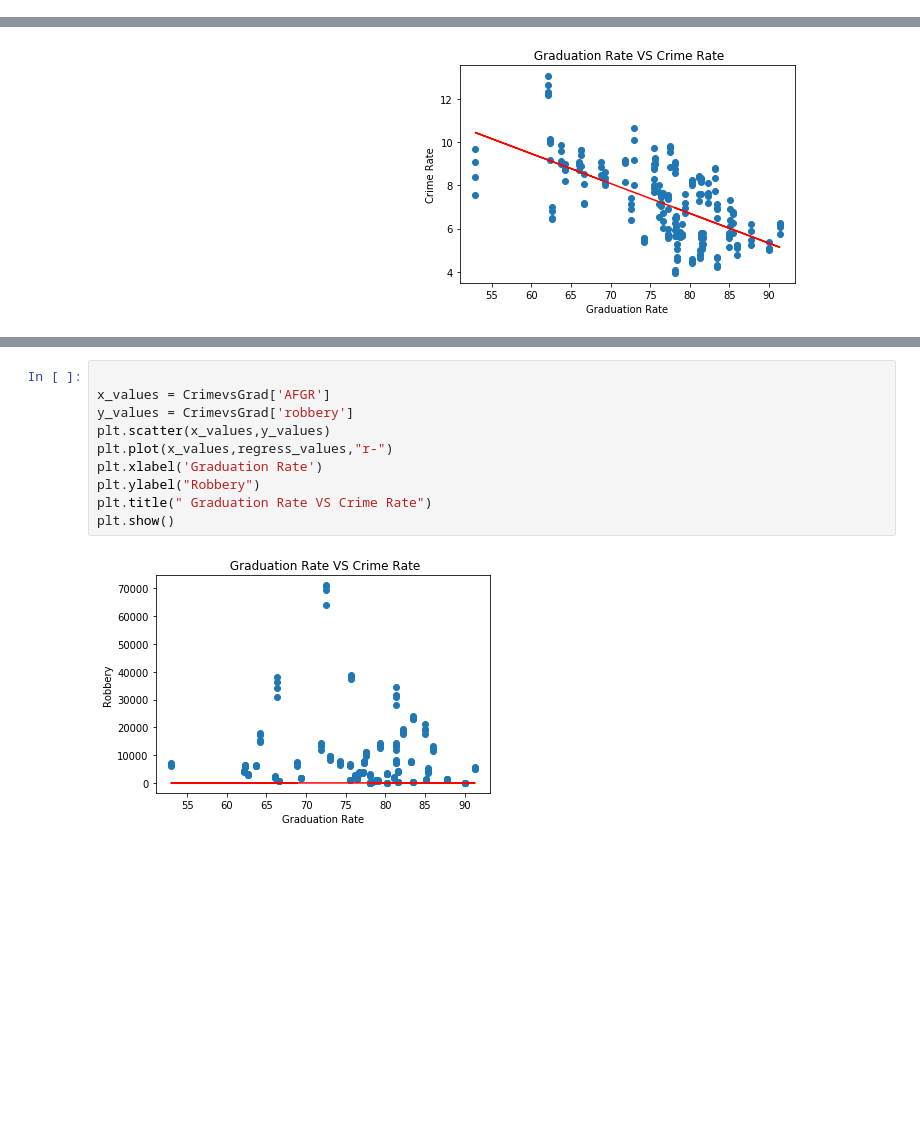
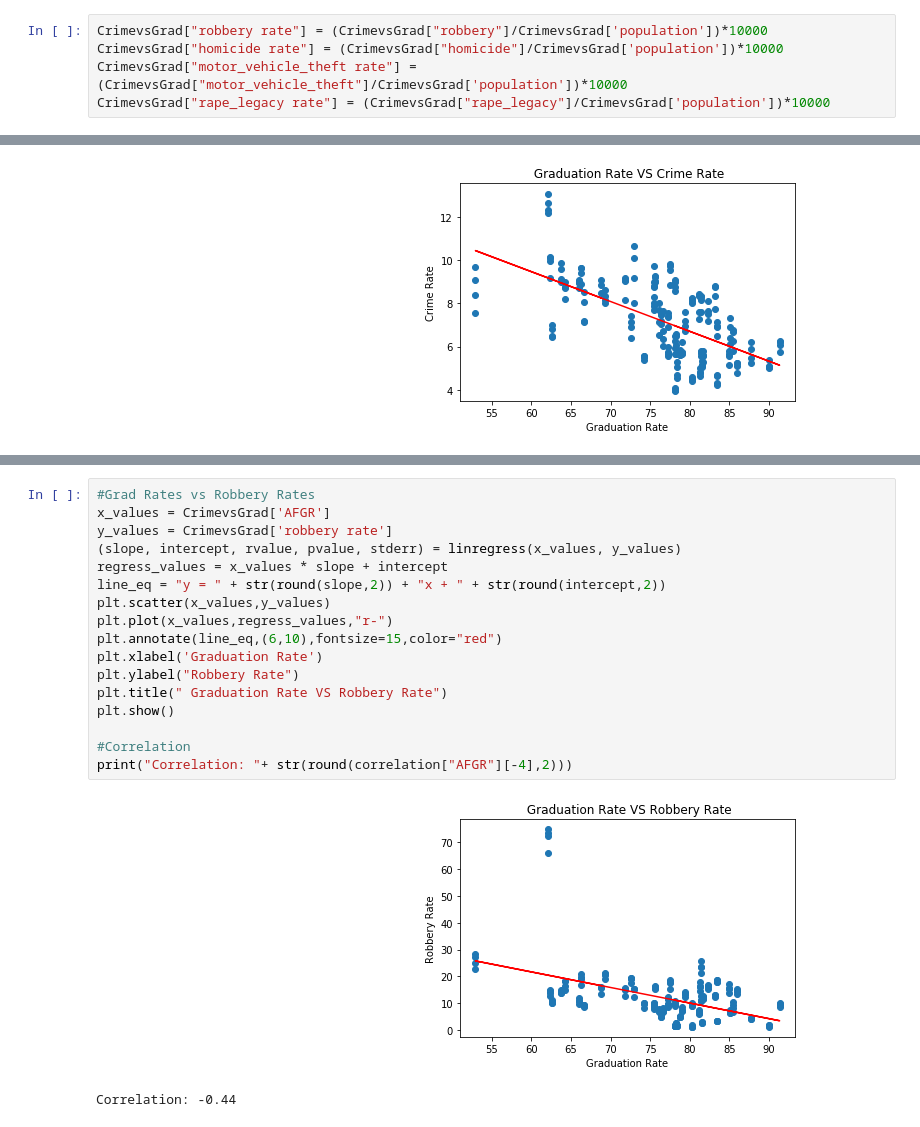
Before and after one commit to klcurtiss/Project1work, a Jupyter notebook: Rutgers DataBootcamp Project1.ipynb, the cells around one changed output, grey strips where cells are left out. Drawn from its saved outputs; the diff is of its cells as text; blank space fills up the shorter version.

Commit message:
finished grad rates vs specific crime

```diff
--- a/Rutgers DataBootcamp Project1.ipynb
+++ b/Rutgers DataBootcamp Project1.ipynb
@@ -234,6 +234,11 @@ CrimevsGrad
 | 201 | 2008 | WY | 532668 | 1330 | 12 | 185 | 87 | 1046 | ... |
 | 202 | 2009 | WY | 544270 | 1196 | 11 | 172 | 78 | 935 | ... |
 203 rows × 19 columns
+# %%
+CrimevsGrad["robbery rate"] = (CrimevsGrad["robbery"]/CrimevsGrad['population'])*10000
+CrimevsGrad["homicide rate"] = (CrimevsGrad["homicide"]/CrimevsGrad['population'])*10000
+CrimevsGrad["motor_vehicle_theft rate"] = (CrimevsGrad["motor_vehicle_theft"]/CrimevsGrad['population'])*10000
+CrimevsGrad["rape_legacy rate"] = (CrimevsGrad["rape_legacy"]/CrimevsGrad['population'])*10000
 # %%
 #Mean and Median of Crime Rate
 crime_mean = round(CrimevsGrad['Crime Rate'].astype('float').mean(), 2)
@@ -277,12 +303,20 @@ plt.show()
 # %%
-
+#Grad Rates vs Robbery Rates
 x_values = CrimevsGrad['AFGR']
-y_values = CrimevsGrad['robbery']
+y_values = CrimevsGrad['robbery rate']
+(slope, intercept, rvalue, pvalue, stderr) = linregress(x_values, y_values)
+regress_values = x_values * slope + intercept
+line_eq = "y = " + str(round(slope,2)) + "x + " + str(round(intercept,2))
 plt.scatter(x_values,y_values)
 plt.plot(x_values,regress_values,"r-")
+plt.annotate(line_eq,(6,10),fontsize=15,color="red")
 plt.xlabel('Graduation Rate')
-plt.ylabel("Robbery")
-plt.title(" Graduation Rate VS Crime Rate")
+plt.ylabel("Robbery Rate")
+plt.title(" Graduation Rate VS Robbery Rate")
 plt.show()
+
+#Correlation
+print("Correlation: "+ str(round(correlation["AFGR"][-4],2)))
 # %% [output]
-[figure, old version]
+[figure, new version]
+Correlation: -0.44
```
Also changed, not shown: parts of 5 cells of this notebook.
